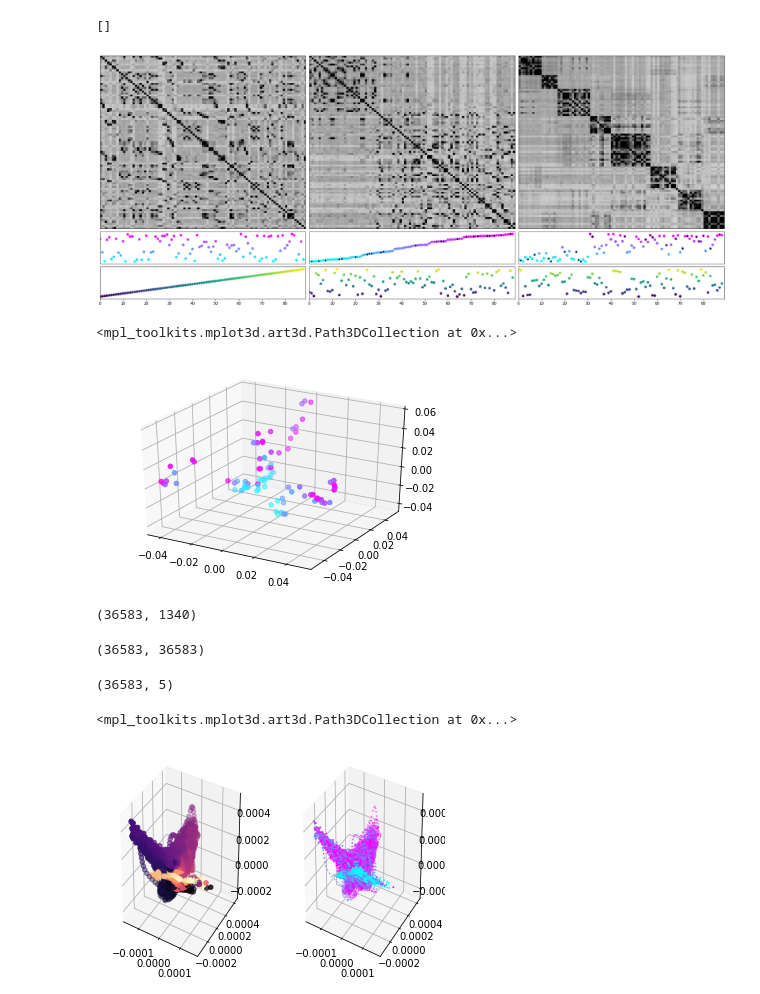
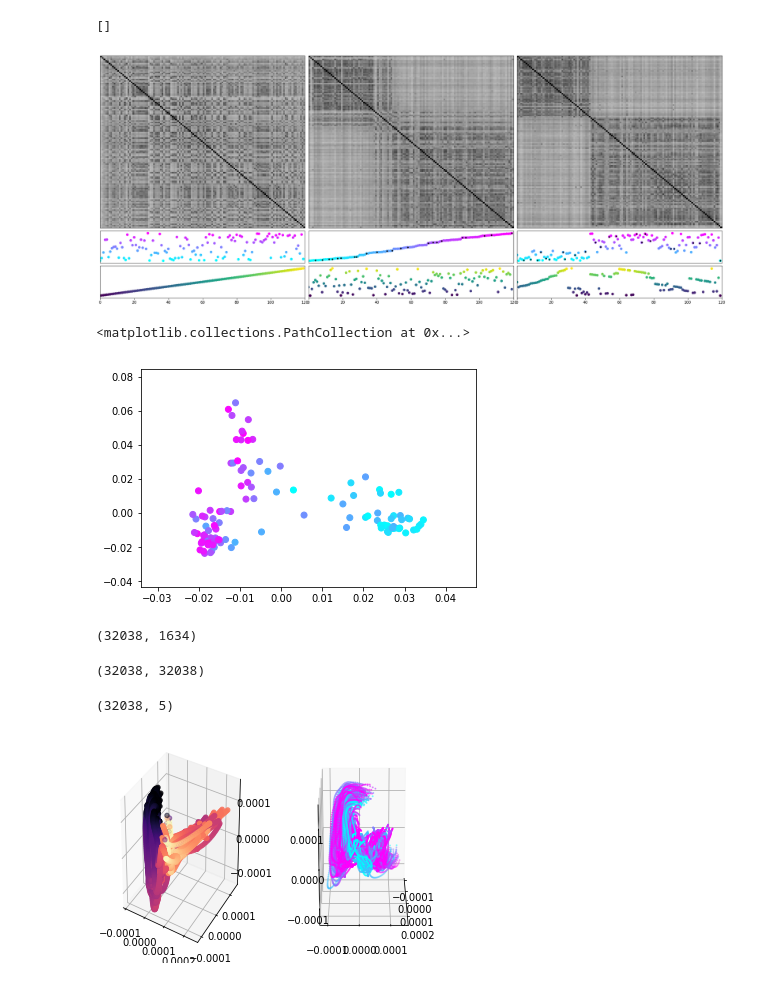
Before and after one commit to GiocomoLab/MightyMorphingPhotonRangers, a Jupyter notebook: SimMats/Untitled.ipynb, the cells around one changed output. Drawn from its saved outputs; the diff is of its cells as text; code cells hidden in the pictures.

```diff
--- a/SimMats/Untitled.ipynb
+++ b/SimMats/Untitled.ipynb
@@ -18,5 +21,5 @@ import PlaceCellAnalysis as pc
 # %%
-mouse = '4139224.2'
+mouse = '4139265.3'
 df = pp.load_session_db()
 
 
@@ -157,7 +161,7 @@ gs = gridspec.GridSpec(14,30)
 x=np.arange(effMorph.size)
 rmask = trial_info['rewards']==0
 tnumber = np.arange(x.shape[0])/x.shape[0]
-vmax = .5
+vmax = .9
 # f,ax = plt.subplots(2,3,figsize=[20,10],sharex=True)
 ax = f.add_subplot(gs[:10,:10])
 ax.imshow(S_t_rmat,cmap='Greys',vmin=0,vmax=vmax,aspect='auto')
@@ -213,54 +217,53 @@ ax.set_xlim([0,x.shape[0]])
 ax.set_yticks([])
 # %% [output]
 []
-[figure, old version]
+[figure, new version]
 # %%
 lem = sk.manifold.SpectralEmbedding(affinity='precomputed',n_components=3)
 # %%
 X = lem.fit_transform(S_t_rmat)
 # %%
-from mpl_toolkits.mplot3d import Axes3D
-fig = plt.figure()
-ax = fig.add_subplot(111, projection='3d')
-ax.scatter(X[:,0],X[:,1],X[:,2],c=effMorph,cmap='cool')
+# from mpl_toolkits.mplot3d import Axes3D
+# fig = plt.figure()
+# ax = fig.add_subplot(111, projection='3d')
+# ax.scatter(X[:,0],X[:,1],X[:,2],c=effMorph,cmap='cool')
 
-# f,ax = plt.subplots()
-# ax.scatter(X[:,0],X[:,1],c=effMorph,cmap='cool')
+f,ax = plt.subplots()
+ax.scatter(X[:,0],X[:,1],c=effMorph,cmap='cool')
 # %% [output]
-<mpl_toolkits.mplot3d.art3d.Path3DCollection at 0x...>
+<matplotlib.collections.PathCollection at 0x...>
-[figure, old version]
+[figure, new version]
 # %%
 S[np.isnan(S)]=0
-S_sm = sp.ndimage.filters.gaussian_filter1d(S,3,axis=0)
+S_sm = sp.ndimage.filters.gaussian_filter1d(S,10,axis=0)
 # %%
 S_sm_n = S_sm/(np.linalg.norm(S_sm,ord=2,axis=1)[:,np.newaxis]+.001)
 # %%
 print(S_sm_n.shape)
 # %% [output]
-(36583, 1340)
+(32038, 1634)
 # %%
 S_cos = np.matmul(S_sm_n,S_sm_n.T)
 # %%
 print(S_cos.shape)
 # %% [output]
-(36583, 36583)
+(32038, 32038)
 # %%
 lem = sk.manifold.SpectralEmbedding(affinity='precomputed',n_components=5)
-X = lem.fit_transform(S_cos)
+X = lem.fit_transform(S_cos+.0001)
 # %%
 print(X.shape)
 # %% [output]
-(36583, 5)
+(32038, 5)
 # %%
 
 from mpl_toolkits.mplot3d import Axes3D
 fig = plt.figure()
-ax = fig.add_subplot(121, projection='3d')
-mask = VRDat['pos']._values>0
-ax.scatter(X[mask,0],X[mask,1],X[mask,2],c=VRDat['pos']._values[mask],cmap='magma')
-ax = fig.add_subplot(122, projection='3d')
-ax.scatter(X[mask,0],X[mask,1],X[mask,2],c=VRDat['morph']._values[mask],s=1,cmap='cool')
-# ax.view_init(10,10)
+p_ax = fig.add_subplot(121, projection='3d')
+mask = (VRDat['pos']._values>0) & (VRDat['morph']._values>=0)
+p_ax.scatter(X[mask,0],X[mask,1],X[mask,2],c=VRDat['pos']._values[mask],cmap='magma')
+m_ax = fig.add_subplot(122, projection='3d')
+m_ax.scatter(X[mask,0],X[mask,1],X[mask,2],c=VRDat['morph']._values[mask],s=1,cmap='cool')
+m_ax.view_init(20,0)
 # %% [output]
-<mpl_toolkits.mplot3d.art3d.Path3DCollection at 0x...>
-[figure, old version]
+[figure, new version]
```
Also changed, not shown: parts of 9 cells of this notebook, 1 other file.
